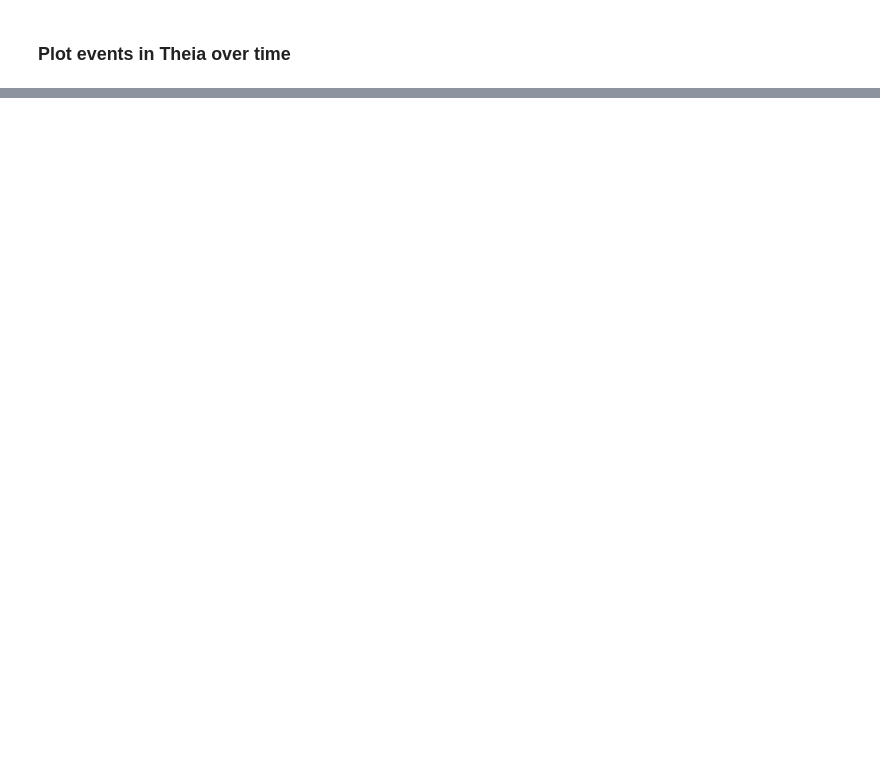
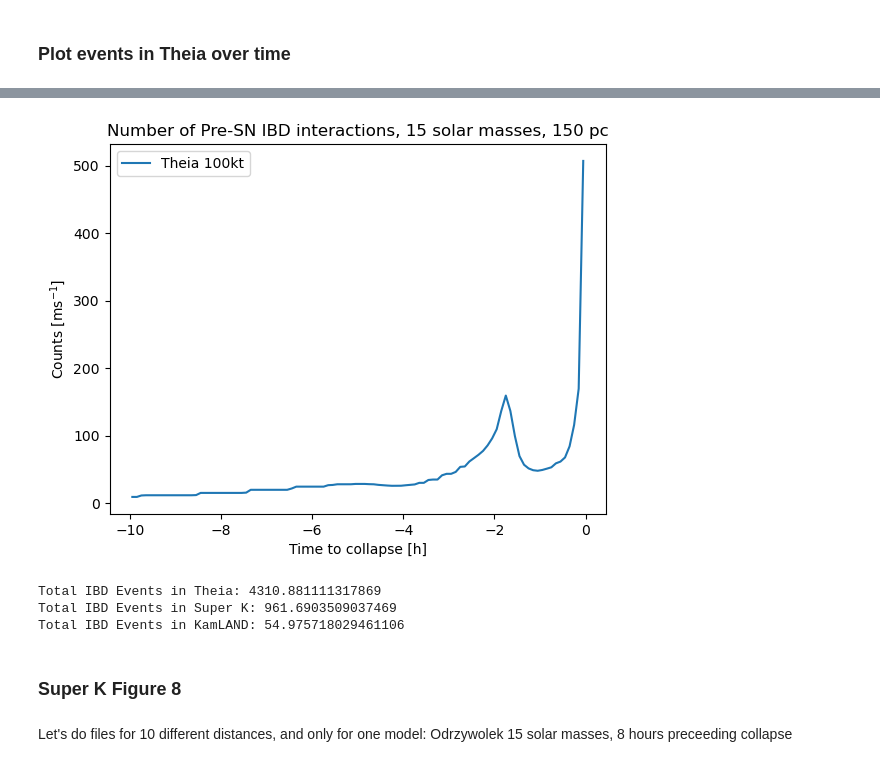
Before and after one commit to idasljung/snewpy, a Jupyter notebook: theia_test_2.ipynb, the cells around one changed output, grey strips where cells are left out. Saved outputs shown, nothing was run; the diff lists cells and outputs as text; code cells hidden in the pictures; blank space fills up the shorter version.

Commit message:
Various Theia tests

```diff
--- a/theia_test_2.ipynb
+++ b/theia_test_2.ipynb
@@ -15,6 +15,8 @@ distance = 0.15
 
 # set SNOwGLoBES detector to use
 detector = "theia"
+detector_S = "wc100kt30prct"
+detector_K = "scint20kt"
 
 # set SNEWPY model type and filename
 modeltype = 'Odrzywolek_2010'
@@ -50,2 +67,11 @@ Preparing fluences ...
 Running SNOwGLoBES ...
 Collating results ...
+# %%
+#KamLAND
+
+print("Running SNOwGLoBES ...")
+snowglobes.simulate(SNOwGLoBES_path, tarredfile, detector_input=detector_K)
+
+# Finally, we collate SNOwGLoBES’ results into a dictionary
+print("Collating results ...")
+tables_K = snowglobes.collate(SNOwGLoBES_path, tarredfile, skip_plots=True)
@@ -51,0 +86,8 @@ Collating results ...
+# %%
+key_S = 'Collated_Odrzywolek_2010_s15_nuebar_data_AdiabaticMSW_NMO_99_wc100kt30prct_events_unsmeared_weighted.dat'
+print(f"Energy bins (in MeV):\n{tables_S[key_S]['data'][0][:12]}")
+#print(f"{tables_S[key_S]['data'][0]}")
+
+for i, channel in enumerate(tables_S[key_S]['header'].split()[1:]):
+
+    print(f"Number of {channel} events in those energy bins:\n{tables_S[key_S]['data'][i+1][:12]}")
@@ -51,0 +111,47 @@ Collating results ...
+# %%
+%matplotlib inline
+nevents = np.zeros(len(tmid))
+nevents_S = np.zeros(len(tmid))
+nevents_K = np.zeros(len(tmid))
+
+#Super K
+for i in range(len(tmid)):
+    key_S = f"Collated_{outfile}_{i}_{detector_S}_events_unsmeared_weighted.dat"
+    for idx, channel in enumerate(tables_S[key_S]['header'].split()[1:]):
+        if channel == 'ibd':
+            for j in range(1,len(tables_S[key_S]['header'].split())):
+                nevents_S[i] += sum(tables_S[key_S]['data'][j])
+                break
+
+#Theia
+for i in range(len(tmid)):
+    key = f"Collated_{outfile}_{i}_{detector}_events_unsmeared_weighted.dat"
+    for j in range(1,len(tables[key]['header'].split())):
+        #print(f"{tables[key]['data'][0]}")
+        nevents[i] += sum(tables[key]['data'][j])
+
+#KamLAND
+for i in range(len(tmid)):
+    key_K = f"Collated_{outfile}_{i}_{detector_K}_events_unsmeared_weighted.dat"
+    for idx, channel in enumerate(tables_K[key_K]['header'].split()[1:]):
+        if channel == 'ibd':
+            for j in range(1,len(tables_K[key_K]['header'].split())):
+                nevents_K[i] += sum(tables_K[key_K]['data'][j])
+                break
+
+tmid_h = tmid.to(u.hour)
+
+plt.title('Number of Pre-SN IBD interactions, 15 solar masses, 150 pc')
+plt.plot(tmid_h, nevents, label = 'Theia 100kt')
+#plt.plot(tmid_h, nevents_S * 0.225, label = 'Super K 22.5 kt')
+#plt.plot(tmid_h, nevents_K / 20, label = 'KamLAND 1kt')
+#plt.yscale("log")
+plt.legend()
+plt.xlabel("Time to collapse [h]")
+plt.ylabel("Counts [ms$^{-1}$]")
+plt.show()
+
+print("Total IBD Events in Theia:", sum(nevents))
+print("Total IBD Events in Super K:", sum(nevents_S) * 0.225)
+print("Total IBD Events in KamLAND:", sum((nevents_K)/20))
+# %% [output]
@@ -51,0 +178,8 @@ Collating results ...
+[figure, added]
+Total IBD Events in Theia: 4310.881111317869
+Total IBD Events in Super K: 961.6903509037469
+Total IBD Events in KamLAND: 54.975718029461106
+# %% [markdown]
+### Super K Figure 8
+# %% [markdown]
+Let's do files for 10 different distances, and only for one model: Odrzywolek 15 solar masses, 8 hours preceeding collapse
```
Also changed, not shown: parts of 21 cells of this notebook, 3 other files.
